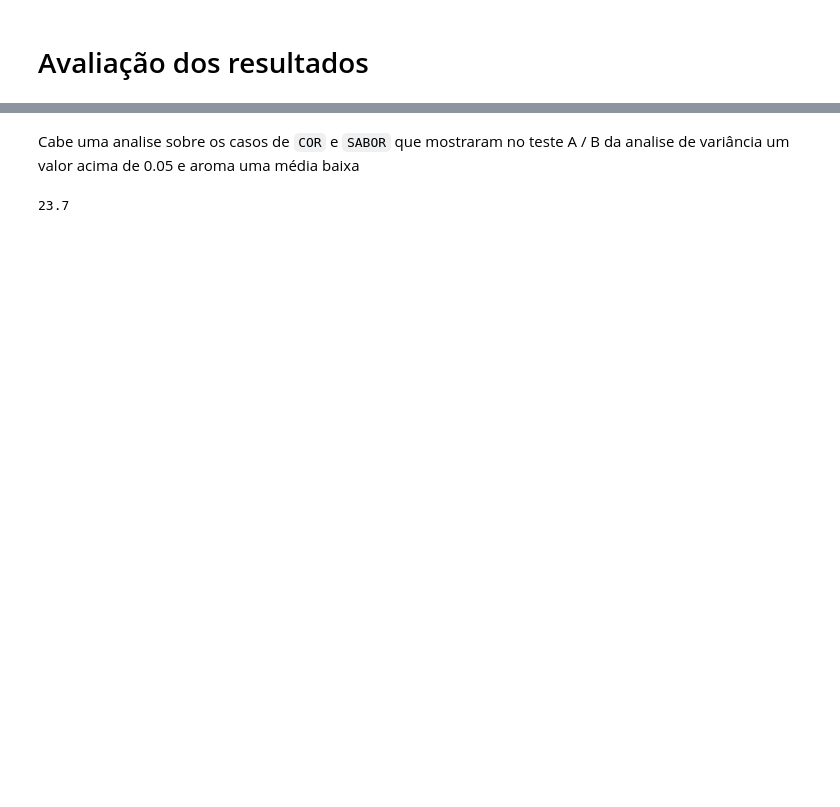
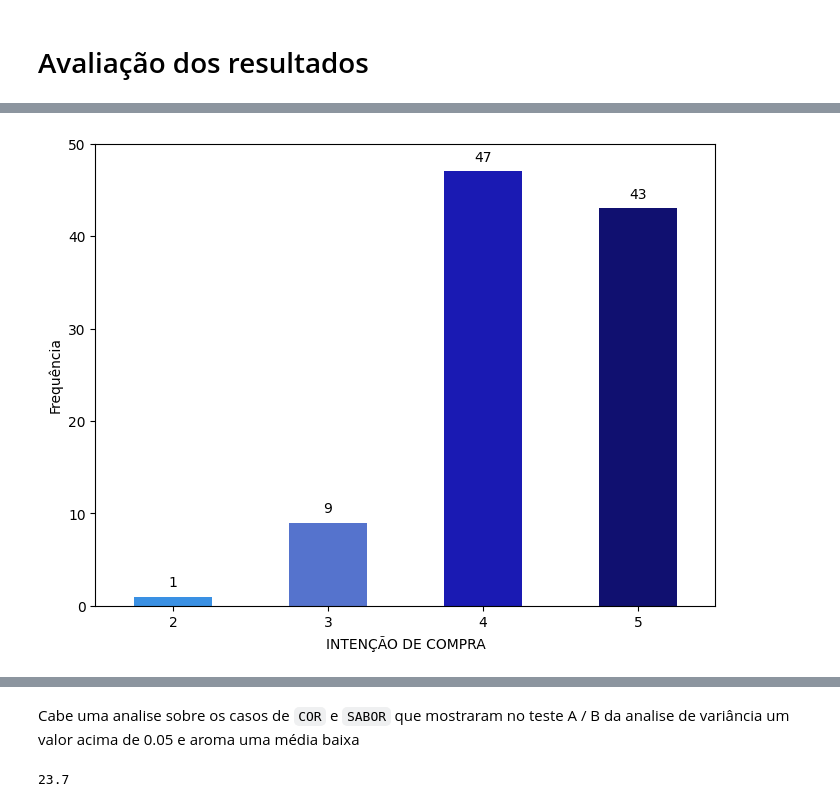
Before and after one commit to CarlosDouradoPGR/Portifolio, a Jupyter notebook: Analise_comercial/Bala_acai.ipynb, the cells around one changed output, grey strips where cells are left out. Cells and saved outputs as stored; diff of their text form; code cells hidden in the pictures; blank space fills up the shorter version.

```diff
--- a/Analise_comercial/Bala_acai.ipynb
+++ b/Analise_comercial/Bala_acai.ipynb
@@ -430,0 +571,21 @@ Text(0.5, 0, 'ATRIBUTOS')
+# %%
+plt.close("all")
+fig, axes = plt.subplots(figsize=(8,6))
+sns.countplot(x="INTENÇÃO DE COMPRA",
+              data=df365, width=0.5,
+              color="c",
+             palette=["dodgerblue", "royalblue","mediumblue", "navy"])
+axes.set_yticks([0,10,20,30,40,50])
+axes.set_ylabel("Frequência")
+
+for p in axes.patches:
+    axes.annotate(format(p.get_height(), '.0f'),
+                (p.get_x() + p.get_width() / 2., p.get_height()),
+                ha = 'center', va = 'center',
+                xytext = (0, 10),
+                textcoords = 'offset points')
+
+plt.savefig("Frequencia_IntecaoCompra.png", dpi=400)
+plt.show()
+# %% [output]
+[figure, added]
```
Also changed, not shown: parts of 51 cells of this notebook, 7 other files.
